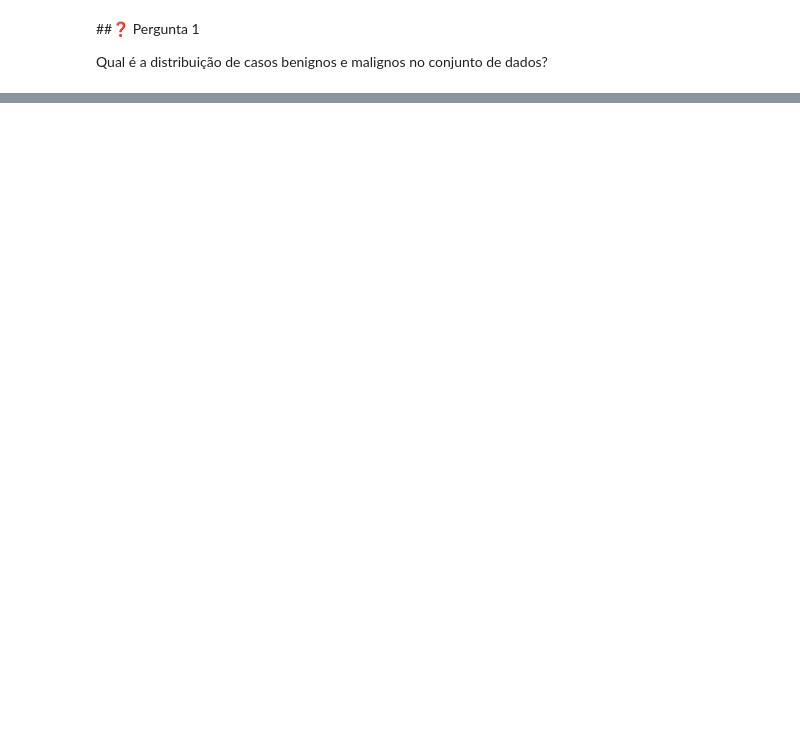
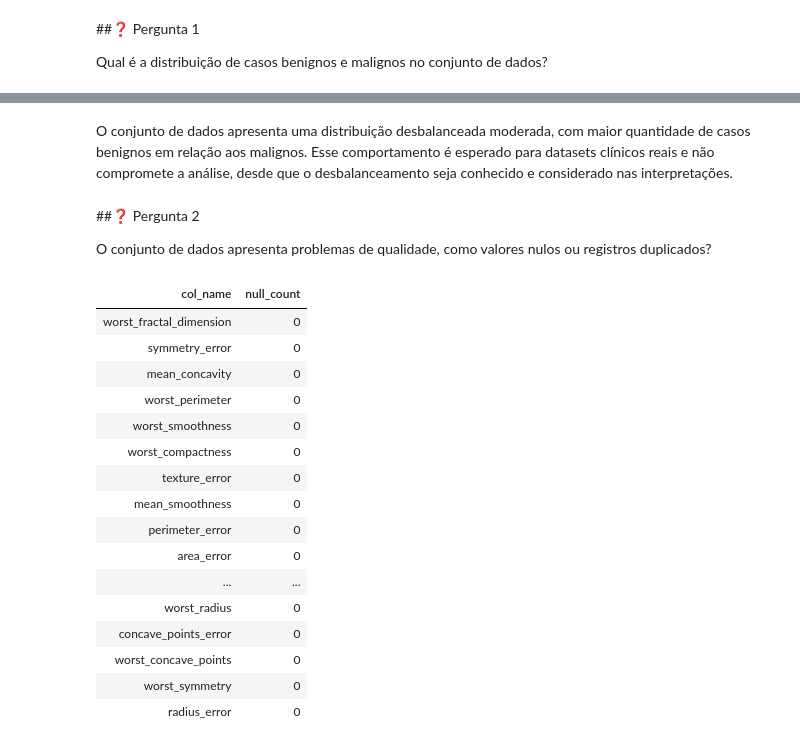
Before and after one commit to Cardoso-Caio/MVP-Engenharia-de-Dados, a Jupyter notebook: 06_analise.ipynb, the cells around one changed output, grey strips where cells are left out. Cells and saved outputs as stored; diff of their text form; code cells hidden in the pictures; blank space fills up the shorter version.

```diff
--- a/06_analise.ipynb
+++ b/06_analise.ipynb
@@ -43,0 +41,71 @@ utilidade do conjunto de dados para estudos exploratórios.
+# %% [markdown]
+O conjunto de dados apresenta uma distribuição desbalanceada moderada, com maior quantidade de casos benignos em relação aos malignos.
+Esse comportamento é esperado para datasets clínicos reais e não compromete a análise, desde que o desbalanceamento seja conhecido e considerado nas interpretações.
+# %% [markdown]
+##❓ Pergunta 2
+
+O conjunto de dados apresenta problemas de qualidade, como valores nulos ou registros duplicados?
+# %%
+%sql
+SELECT
+  col_name,
+  SUM(CASE WHEN col_value IS NULL THEN 1 ELSE 0 END) AS null_count
+FROM (
+  SELECT
+    stack(
+      30,
+      'mean_radius', mean_radius,
+      'mean_texture', mean_texture,
+      'mean_perimeter', mean_perimeter,
+      'mean_area', mean_area,
+      'mean_smoothness', mean_smoothness,
+      'mean_compactness', mean_compactness,
+      'mean_concavity', mean_concavity,
+      'mean_concave_points', mean_concave_points,
+      'mean_symmetry', mean_symmetry,
+      'mean_fractal_dimension', mean_fractal_dimension,
+
+      'radius_error', radius_error,
+      'texture_error', texture_error,
+      'perimeter_error', perimeter_error,
+      'area_error', area_error,
+      'smoothness_error', smoothness_error,
+      'compactness_error', compactness_error,
+      'concavity_error', concavity_error,
+      'concave_points_error', concave_points_error,
+      'symmetry_error', symmetry_error,
+      'fractal_dimension_error', fractal_dimension_error,
+
+      'worst_radius', worst_radius,
+      'worst_texture', worst_texture,
+      'worst_perimeter', worst_perimeter,
+      'worst_area', worst_area,
+      'worst_smoothness', worst_smoothness,
+      'worst_compactness', worst_compactness,
+      'worst_concavity', worst_concavity,
+      'worst_concave_points', worst_concave_points,
+      'worst_symmetry', worst_symmetry,
+      'worst_fractal_dimension', worst_fractal_dimension
+    ) AS (col_name, col_value)
+  FROM gold.breast_cancer
+)
+GROUP BY col_name
+ORDER BY null_count DESC;
+# %% [output]
+| col_name | null_count |
+| worst_fractal_dimension | 0 |
+| symmetry_error | 0 |
+| mean_concavity | 0 |
+| worst_perimeter | 0 |
+| worst_smoothness | 0 |
+| worst_compactness | 0 |
+| texture_error | 0 |
+| mean_smoothness | 0 |
+| perimeter_error | 0 |
+| area_error | 0 |
+| ... | ... |
+| worst_radius | 0 |
+| concave_points_error | 0 |
+| worst_concave_points | 0 |
+| worst_symmetry | 0 |
+| radius_error | 0 |
```
Also changed, not shown: parts of 23 cells of this notebook, 1 other file.
